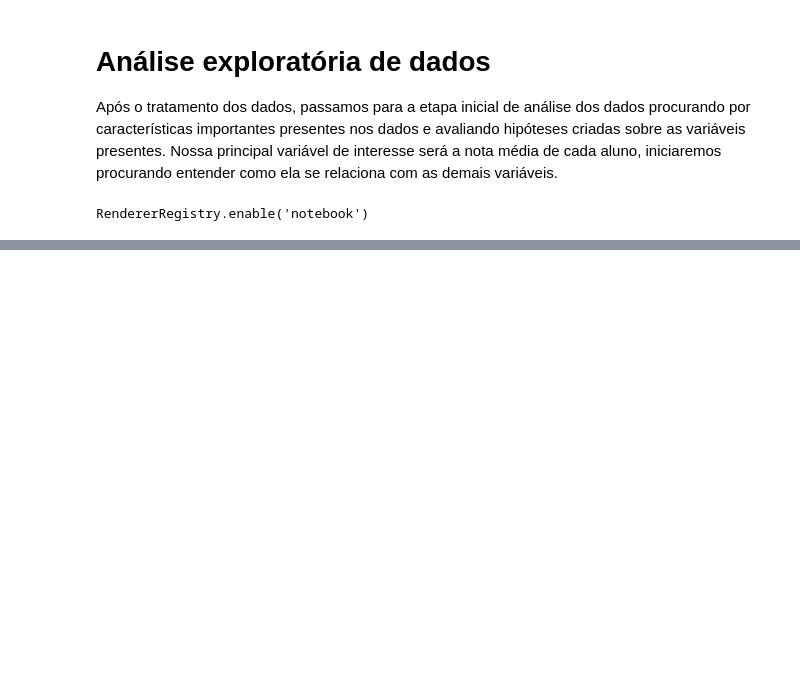
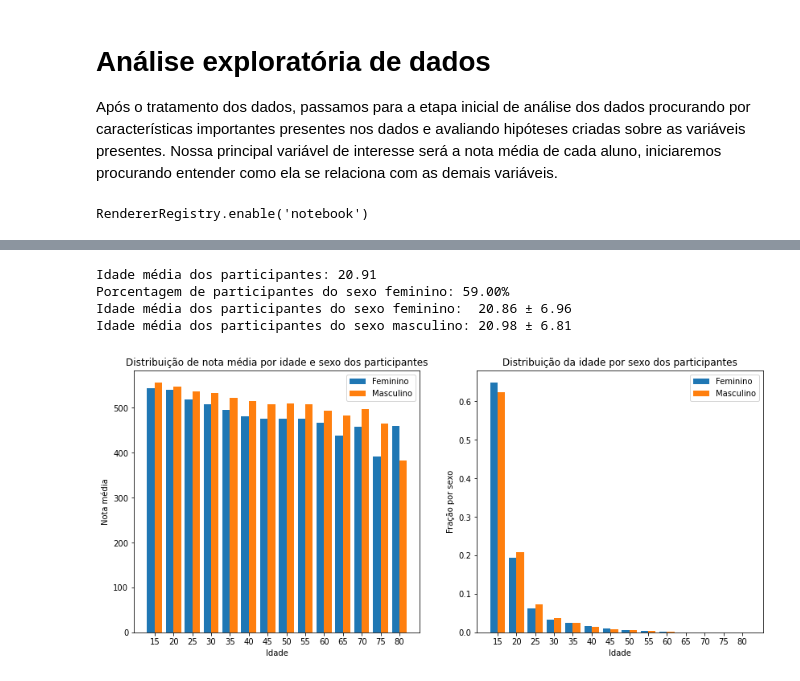
Before and after one commit to GiovaniValdrighi/analise_enem, a Jupyter notebook: Notebooks/ADE.ipynb, the cells around one changed output, grey strips where cells are left out. Drawn from its saved outputs; the diff is of its cells as text; code cells hidden in the pictures; blank space fills up the shorter version.

```diff
--- a/Notebooks/ADE.ipynb
+++ b/Notebooks/ADE.ipynb
@@ -88,0 +95,49 @@ alt.Chart(...)
+# %%
+df['NU_NOTA'] = 0.2*(df.NU_NOTA_CH + df.NU_NOTA_CN + df.NU_NOTA_LC + df.NU_NOTA_MT + df.NU_NOTA_REDACAO)
+print(f'Idade média dos participantes: {df.NU_IDADE.mean():.2f}')
+fem_frac = (df.TP_SEXO == 'F').mean()
+age_mean_fem = df[df.TP_SEXO == 'F'].NU_IDADE.mean()
+age_mean_masc = df[df.TP_SEXO == 'M'].NU_IDADE.mean()
+age_std_fem = df[df.TP_SEXO == 'F'].NU_IDADE.std()
+age_std_masc = df[df.TP_SEXO == 'M'].NU_IDADE.std()
+
+print(f'Porcentagem de participantes do sexo feminino: {fem_frac*100:.2f}%')
+print(f'Idade média dos participantes do sexo feminino:  {age_mean_fem:.2f} ± {age_std_fem:.2f}')
+print(f'Idade média dos participantes do sexo masculino: {age_mean_masc:.2f} ± {age_std_masc:.2f}')
+age_intervals = [[i, i+5] for i in range(15,85, 5)]
+age_intervals[-1][1] = 150
+masc = np.zeros(shape = len(age_intervals))
+masc_hist = np.zeros(shape = len(age_intervals))
+fem = np.zeros(shape = len(age_intervals))
+fem_hist = np.zeros(shape = len(age_intervals))
+for i in range(len(age_intervals)):
+    age_sup = age_intervals[i][1]
+    age_inf = age_intervals[i][0]
+    masc[i] = df[(df.TP_SEXO == 'M') & (df.NU_IDADE >= age_inf) & (df.NU_IDADE < age_sup)].NU_NOTA.mean()
+    fem[i] = df[(df.TP_SEXO == 'F') & (df.NU_IDADE >= age_inf) & (df.NU_IDADE < age_sup)].NU_NOTA.mean()
+    masc_hist[i] = df[(df.TP_SEXO == 'M') & (df.NU_IDADE >= age_inf) & (df.NU_IDADE < age_sup)].shape[0]
+    fem_hist[i] = df[(df.TP_SEXO == 'F') & (df.NU_IDADE >= age_inf) & (df.NU_IDADE < age_sup)].shape[0]
+fig, ax = plt.subplots(ncols = 2, figsize = (14, 6))
+ax[0].bar([i[0]-1 for i in age_intervals], fem, width = 2,label = 'Feminino')
+ax[0].bar([i[0]+1 for i in age_intervals], masc, width = 2,  label = 'Masculino')
+ax[0].set_xticks([i[0] for i in age_intervals])
+ax[0].set_title('Distribuição de nota média por idade e sexo dos participantes')
+ax[0].set_xlabel('Idade')
+ax[0].set_ylabel('Nota média')
+ax[0].legend()
+
+
+ax[1].bar([i[0]-1 for i in age_intervals], fem_hist/fem_hist.sum(), width = 2, label = 'Feminino')
+ax[1].bar([i[0]+1 for i in age_intervals], masc_hist/masc_hist.sum(), width = 2, label = 'Masculino')
+ax[1].set_xticks([i[0] for i in age_intervals])
+ax[1].set_title('Distribuição da idade por sexo dos participantes')
+ax[1].set_xlabel('Idade')
+ax[1].set_ylabel('Fração por sexo')
+ax[1].legend()
+plt.show()
+# %% [output]
+Idade média dos participantes: 20.91
+Porcentagem de participantes do sexo feminino: 59.00%
+Idade média dos participantes do sexo feminino:  20.86 ± 6.96
+Idade média dos participantes do sexo masculino: 20.98 ± 6.81
+[figure, added]
```
Also changed, not shown: parts of 19 cells of this notebook, 1 other file.
